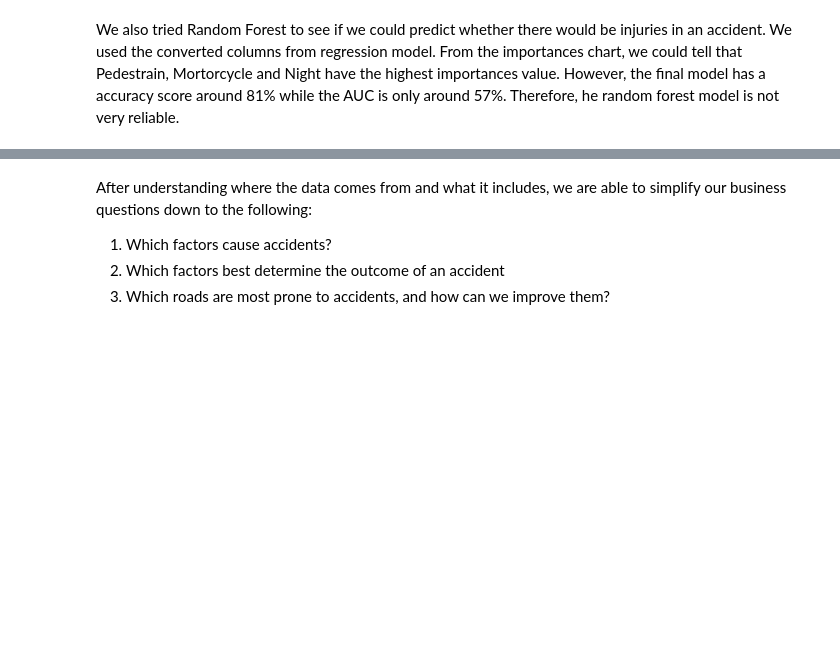
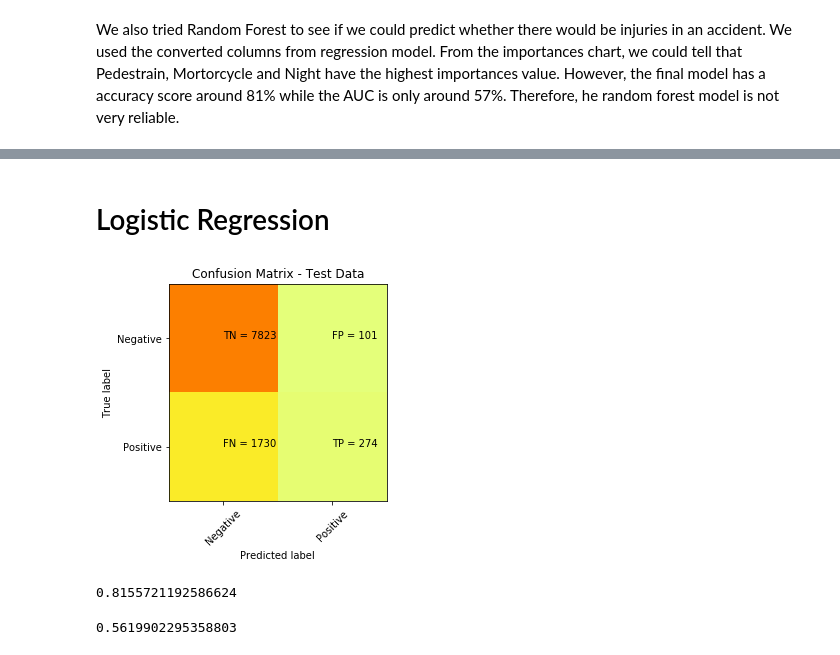
Before and after one commit to bmccxd/IST-5520-SP20-G1, a Jupyter notebook: Data Analysis-Group 1.ipynb, the cells around one changed output, grey strips where cells are left out. Cells and saved outputs as stored; diff of their text form; code cells hidden in the pictures; blank space fills up the shorter version.

```diff
--- a/Data Analysis-Group 1.ipynb
+++ b/Data Analysis-Group 1.ipynb
@@ -1451,6 +1443,11 @@ From the importances chart, we could tell that Pedestrain, Mortorcycle and Night
-# %% [markdown]
-After understanding where the data comes from and what it includes, we are able to simplify our business questions down to the following:
-
-1. Which factors cause accidents?
-2. Which factors best determine the outcome of an accident
-3. Which roads are most prone to accidents, and how can we improve them?
+# %% [markdown]
+# Logistic Regression
+# %%
+#assign the dependent variable as injury, and the independent variable as the rest of the data
+dv=rf_df['injury'].astype(int)
+iv = rf_df.copy()
+iv = iv.drop(['injury'], axis=1)
+# %%
+from sklearn.model_selection import train_test_split
+#split the independent and dependent variables into train and test sets
+dv_train, dv_test, iv_train, iv_test = train_test_split(dv, iv, test_size = .2, random_state=123)
@@ -1456,0 +1460,31 @@ After understanding where the data comes from and what it includes, we are able
+# %%
+from sklearn import metrics
+
+
+def print_cm(cm):
+    plt.clf()
+    plt.imshow(cm, interpolation='nearest', cmap=plt.cm.Wistia)
+    classNames = ['Negative','Positive']
+    plt.title('Confusion Matrix - Test Data')
+    plt.ylabel('True label')
+    plt.xlabel('Predicted label')
+    tick_marks = np.arange(len(classNames))
+    plt.xticks(tick_marks, classNames, rotation=45)
+    plt.yticks(tick_marks, classNames)
+    s = [['TN','FP'], ['FN', 'TP']]
+    for i in range(2):
+        for j in range(2):
+            plt.text(j,i, str(s[i][j])+" = "+str(cm[i][j]))
+    plt.show()
+
+print_cm(metrics.confusion_matrix(dv_test, dv_pred))
+# %% [output]
+[figure, added]
+# %%
+metrics.accuracy_score(dv_test, dv_pred)
+# %% [output]
+0.8155721192586624
+# %%
+metrics.roc_auc_score(dv_test, dv_pred)
+# %% [output]
+0.5619902295358803
```
Also changed, not shown: parts of 20 cells of this notebook.
